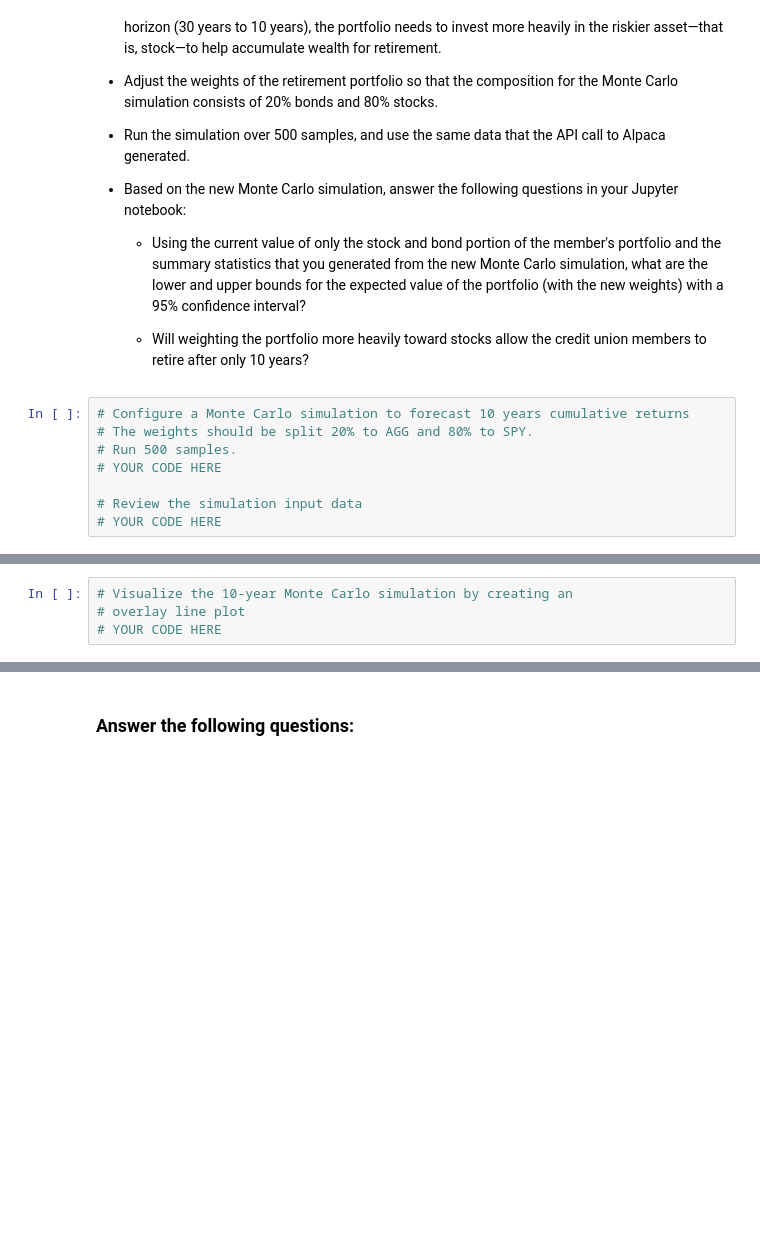
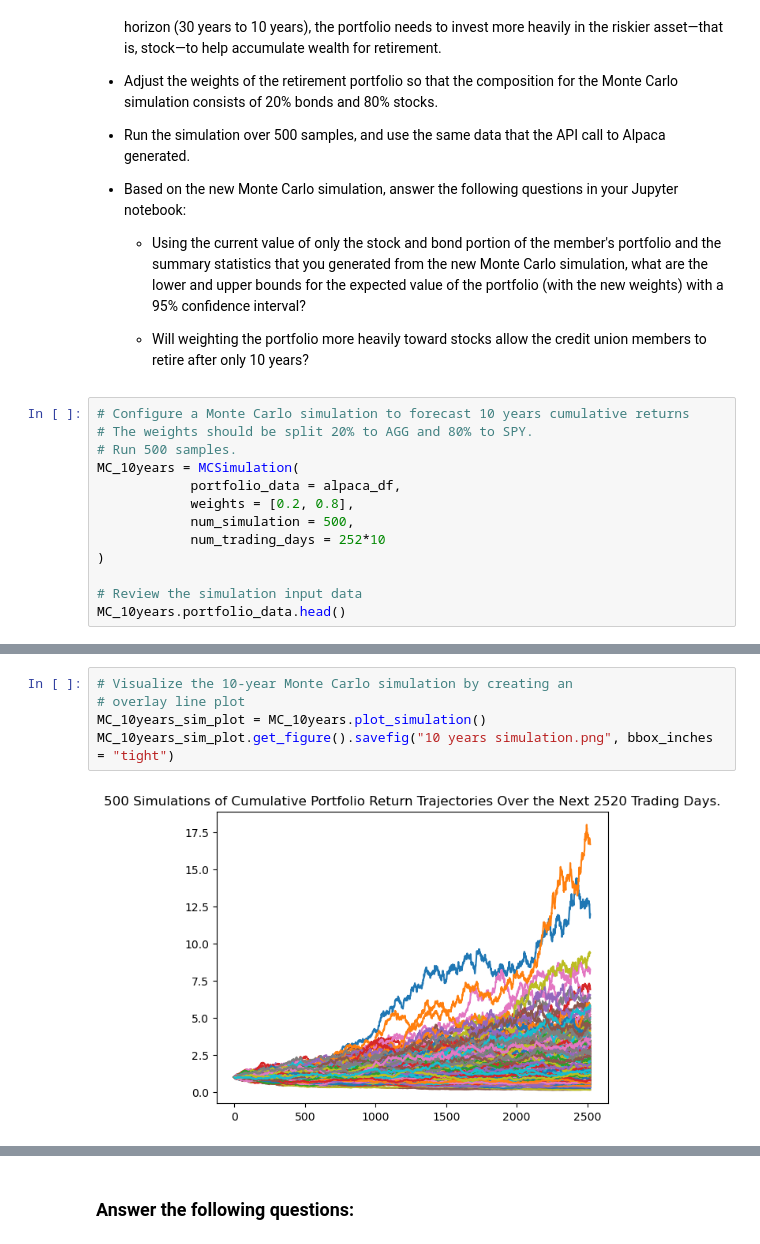
Before and after one commit to halamkim/challenge_05, a Jupyter notebook: financial_planning_tools.ipynb, the cells around one changed output, grey strips where cells are left out. Drawn from its saved outputs; the diff is of its cells as text; blank space fills up the shorter version.

Commit message:
Forecasted cumulative returns in 10 years

```diff
--- a/financial_planning_tools.ipynb
+++ b/financial_planning_tools.ipynb
@@ -629,7 +629,12 @@ For this new Monte Carlo simulation, do the following:
 # Configure a Monte Carlo simulation to forecast 10 years cumulative returns
 # The weights should be split 20% to AGG and 80% to SPY.
 # Run 500 samples.
-# YOUR CODE HERE
+MC_10years = MCSimulation(
+            portfolio_data = alpaca_df,
+            weights = [0.2, 0.8],
+            num_simulation = 500,
+            num_trading_days = 252*10
+)
 
 # Review the simulation input data
-# YOUR CODE HERE
+MC_10years.portfolio_data.head()
@@ -639,7 +695,10 @@ For this new Monte Carlo simulation, do the following:
 # %%
 # Visualize the 10-year Monte Carlo simulation by creating an
 # overlay line plot
-# YOUR CODE HERE
+MC_10years_sim_plot = MC_10years.plot_simulation()
+MC_10years_sim_plot.get_figure().savefig("10 years simulation.png", bbox_inches = "tight")
+# %% [output]
+[figure, added]
 # %%
 # Visualize the probability distribution of the 10-year Monte Carlo simulation
 # by plotting a histogram
```
Also changed, not shown: parts of 6 cells of this notebook, 3 other files.
